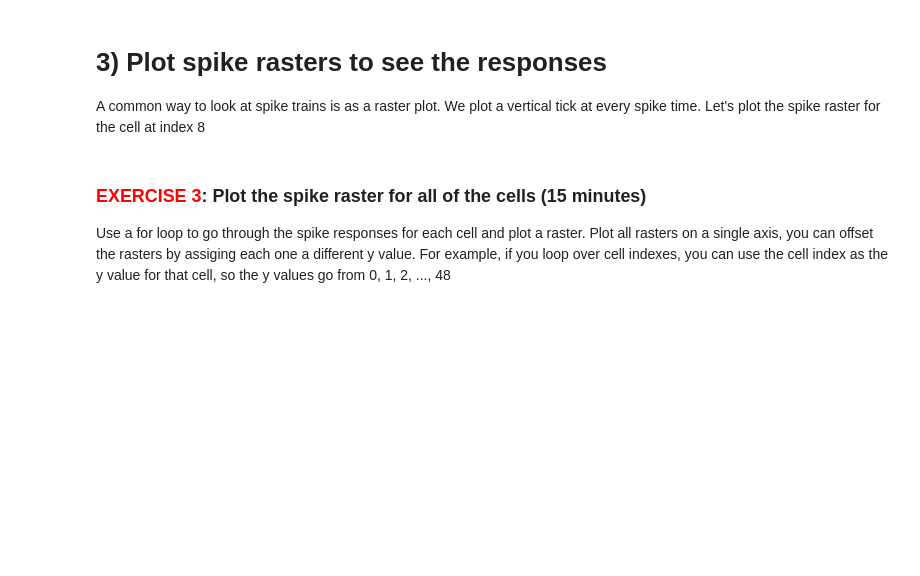
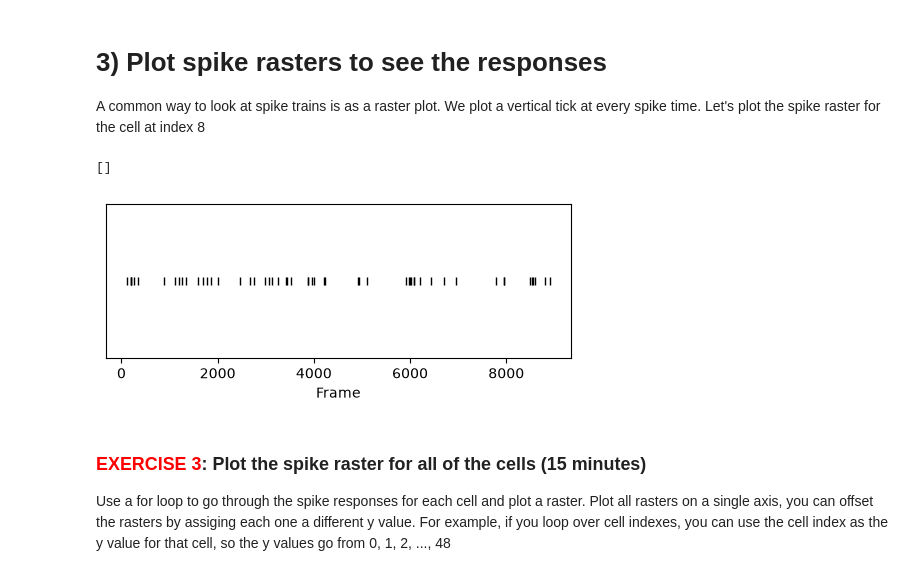
Before and after one commit to ajmarino01/BIO558AlainaMarino, a Jupyter notebook: miniproject_2_blank.ipynb, the cells around one changed output. Saved outputs shown, nothing was run; the diff lists cells and outputs as text; code cells hidden in the pictures; blank space fills up the shorter version.

```diff
--- a/miniproject_2_blank.ipynb
+++ b/miniproject_2_blank.ipynb
@@ -184,6 +204,22 @@ A cross correlation shows how two time series are correlated as you shit them in
 # 3) Plot spike rasters to see the responses
 
 A common way to look at spike trains is as a raster plot. We plot a vertical tick at every spike time. Let's plot the spike raster for the cell at index 8
+# %%
+cell_ind = 8
+cell_spike_binary = spike_binary[cell_ind, :]
+cell_spike_times = np.where(cell_spike_binary)[0]
+cell_spike_times.shape
+
+fh, ax = plt.subplots(1, 1, figsize=(6,2))
+ax.plot(cell_spike_times, np.ones_like(cell_spike_times),
+        marker='|',
+        color='k',
+        linestyle='none')
+ax.set_xlabel('Frame')
+ax.set_yticks([])
+# %% [output]
+[]
+[figure, added]
 # %% [markdown]
 ### <span style='color:red;'>EXERCISE 3</span>: Plot the spike raster for all of the cells (15 minutes)
 Use a for loop to go through the spike responses for each cell and plot a raster. Plot all rasters on a single axis, you can offset the rasters by assiging each one a different y value. For example, if you loop over cell indexes, you can use the cell index as the y value for that cell, so the y values go from 0, 1, 2, ..., 48
```
Also changed, not shown: parts of 6 cells of this notebook.
